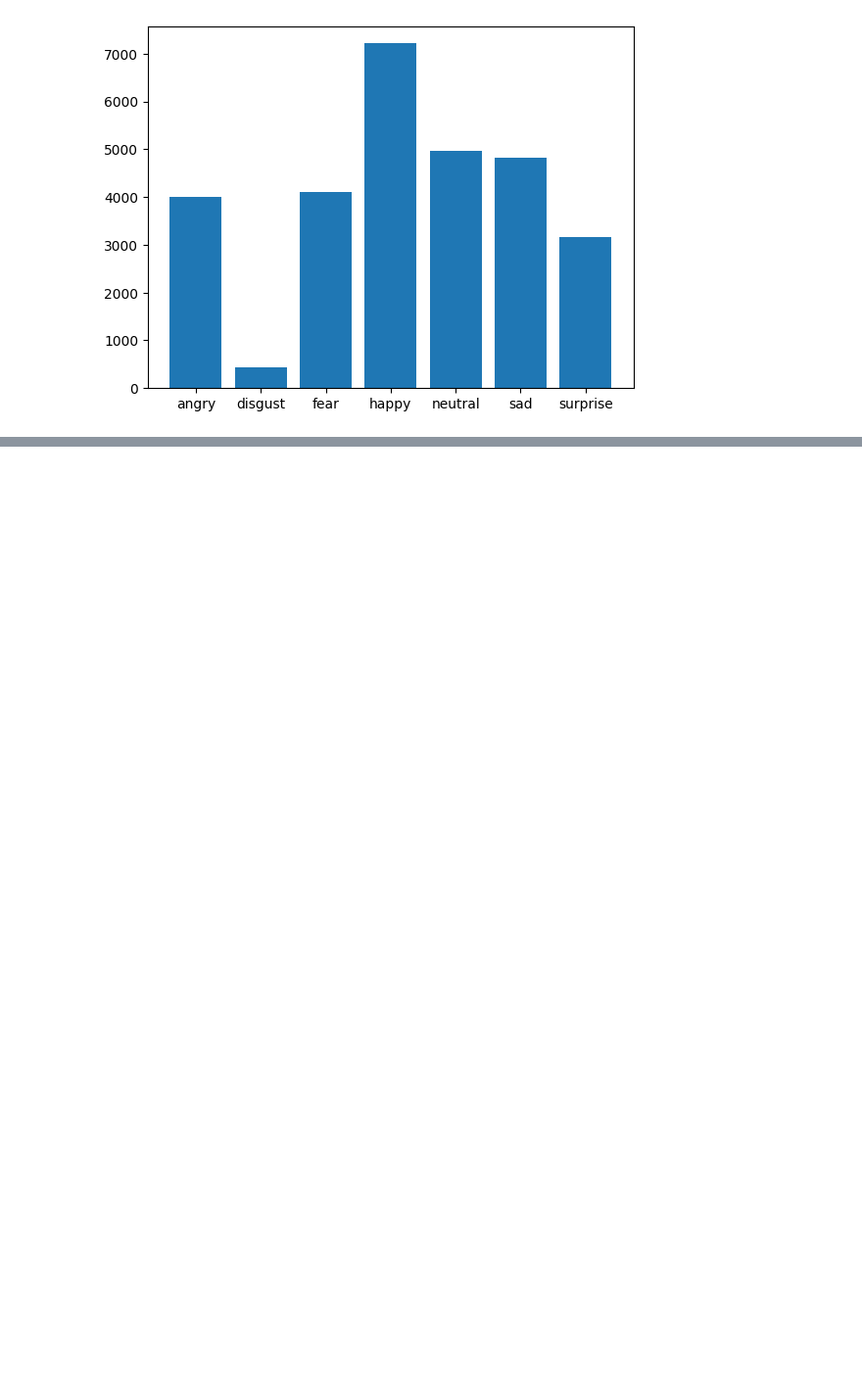
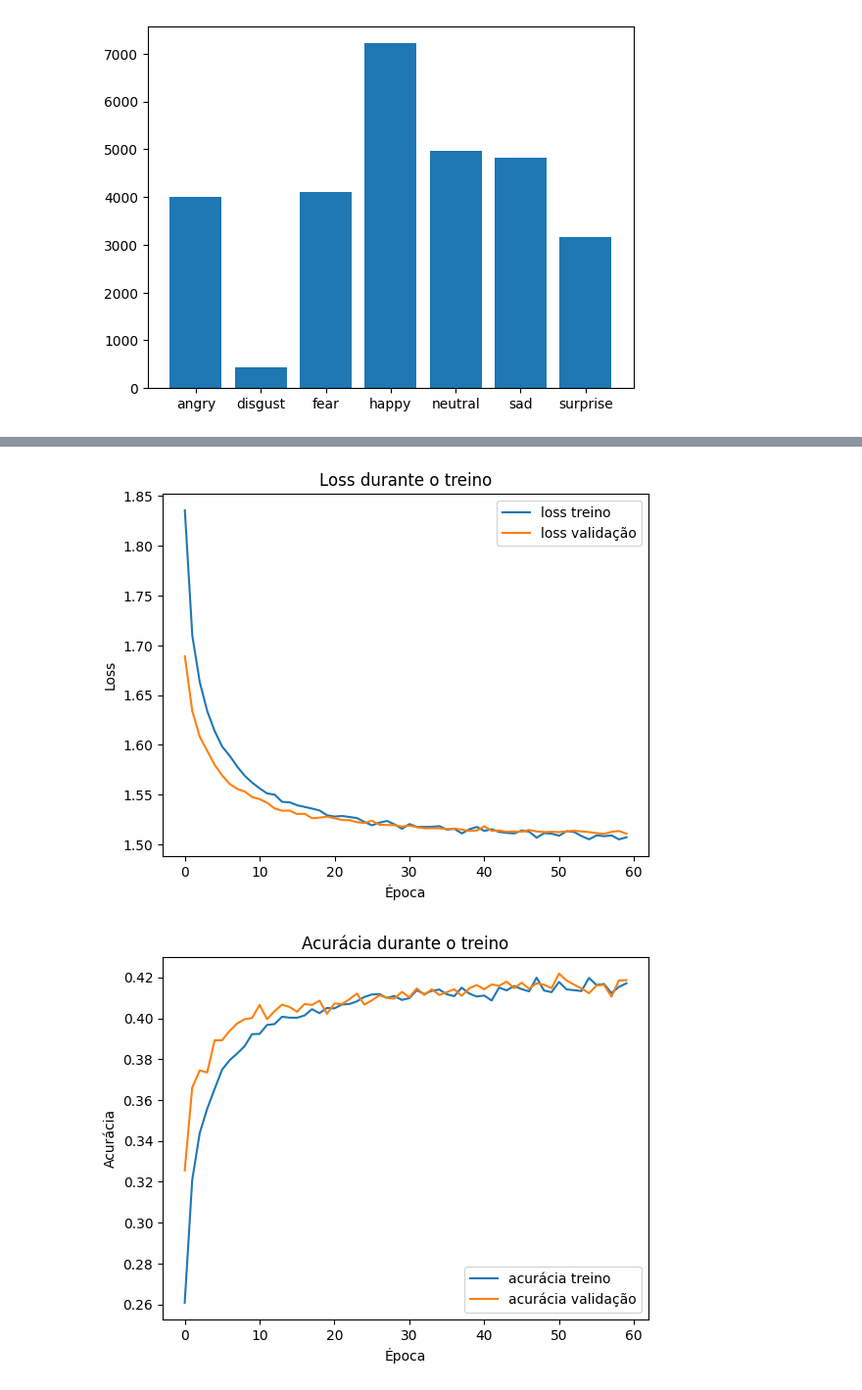
Before and after one commit to igorcenziai/tcc, a Jupyter notebook: EDA.ipynb, the cells around one changed output, grey strips where cells are left out. Shown at 98% size. Saved outputs shown, nothing was run; the diff lists cells and outputs as text; code cells hidden in the pictures; blank space fills up the shorter version.

Commit message:
models

```diff
--- a/EDA.ipynb
+++ b/EDA.ipynb
@@ -29,7 +29,7 @@ os.remove(TEMP_ZIP_FILE_PATH)
   0     0    0     0    0     0      0      0 --:--:-- --:--:-- --:--:--     0
 100 60.3M  100 60.3M    0     0  7964k      0  0:00:07  0:00:07 --:--:-- 10.3M
 # %%
-def load_dataset(PATH, img_size=96):
+def load_dataset(PATH):
     CLASS_NAMES = sorted(os.listdir(PATH))
     LABEL_MAP = {name: idx for idx, name in enumerate(CLASS_NAMES)}
 
@@ -42,16 +42,15 @@ def load_dataset(PATH, img_size=96):
             img_path = os.path.join(class_dir, img_name)
             img = cv2.imread(img_path)
             if img is not None:
-                img_resized = cv2.resize(img, (img_size, img_size))
-                images.append(img_resized)
+                images.append(img)
                 labels.append(LABEL_MAP[class_name])
     images = np.array(images)
     labels = np.array(labels)
     images, labels = shuffle(images, labels, random_state=42)
     return images, labels, LABEL_MAP
 # %%
-X_train, y_train, LABEL_MAP = load_dataset(TRAIN_PATH, 300)
-X_test, y_test, _ = load_dataset(TEST_PATH, 300)
+X_train, y_train, LABEL_MAP = load_dataset(TRAIN_PATH)
+X_test, y_test, _ = load_dataset(TEST_PATH)
 
 X_train.shape, y_train.shape, LABEL_MAP
 # %% [output]
@@ -164,0 +200,27 @@ history = model.fit(
+# %%
+import matplotlib.pyplot as plt
+
+# Suponha que você tenha treinado seu modelo assim:
+# history = model.fit(X_train, y_train, validation_data=(X_val, y_val), epochs=10)
+
+# Para plotar loss e val_loss
+plt.plot(history.history['loss'], label='loss treino')
+plt.plot(history.history['val_loss'], label='loss validação')
+plt.title('Loss durante o treino')
+plt.xlabel('Época')
+plt.ylabel('Loss')
+plt.legend()
+plt.show()
+
+# Para plotar accuracy e val_accuracy (se disponível)
+if 'accuracy' in history.history:
+    plt.plot(history.history['accuracy'], label='acurácia treino')
+    plt.plot(history.history['val_accuracy'], label='acurácia validação')
+    plt.title('Acurácia durante o treino')
+    plt.xlabel('Época')
+    plt.ylabel('Acurácia')
+    plt.legend()
+    plt.show()
+# %% [output]
+[figure, added]
+[figure, added]
```
Also changed, not shown: parts of 10 cells of this notebook, 41 other files.
